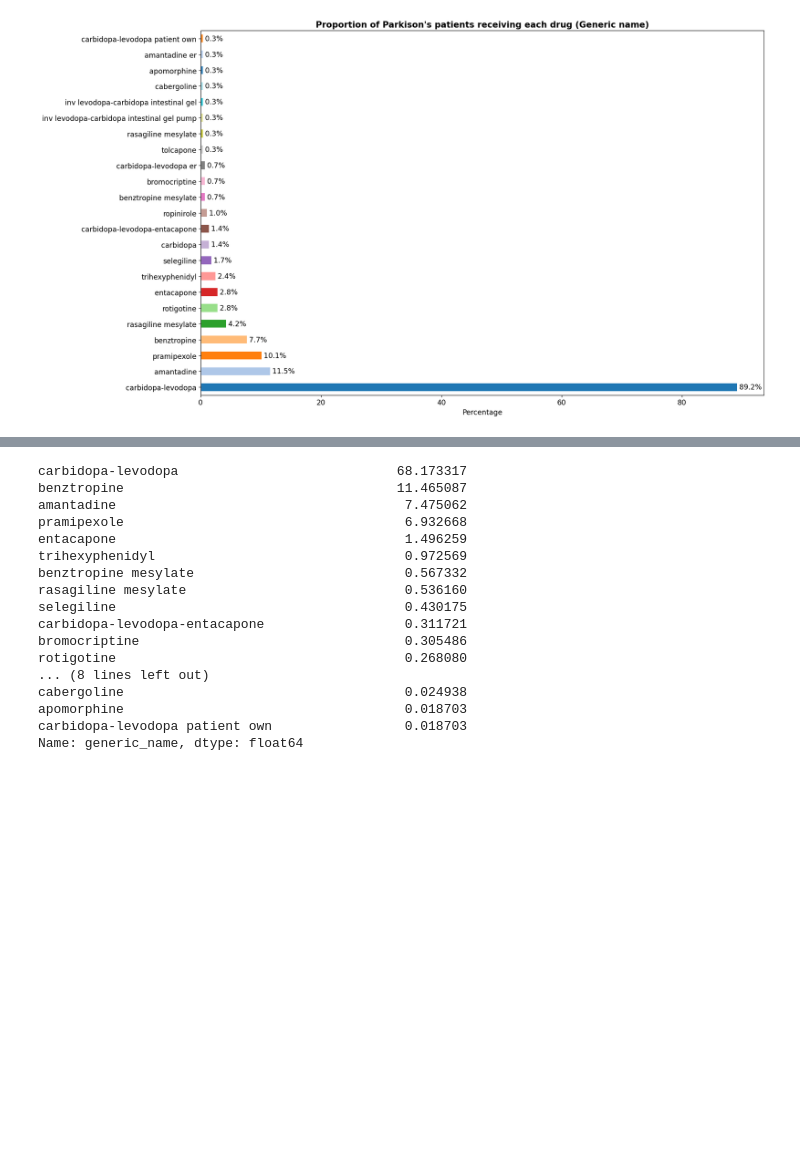
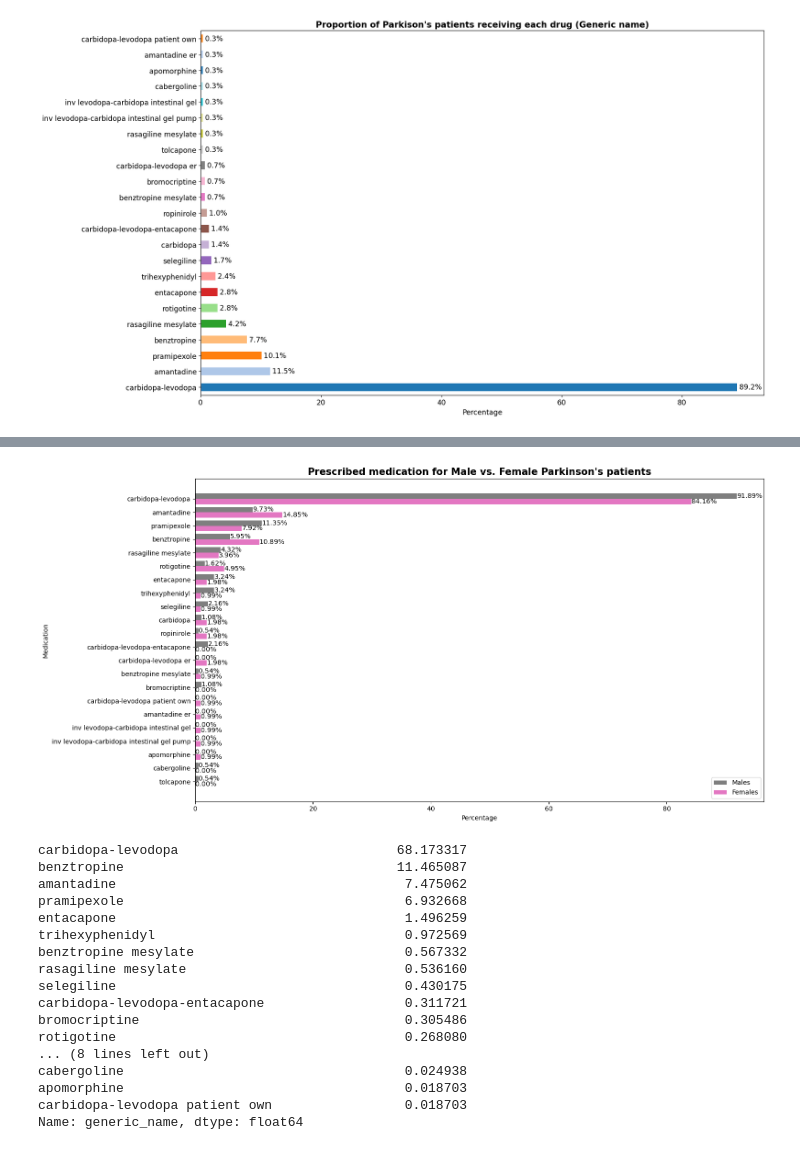
Before and after one commit to rdiazrincon/motor_fluctuations_pd, a Jupyter notebook: motor_fluctuations_pd.ipynb, the cells around one changed output, grey strips where cells are left out. Saved outputs shown, nothing was run; the diff lists cells and outputs as text; code cells hidden in the pictures; blank space fills up the shorter version.

```diff
--- a/motor_fluctuations_pd.ipynb
+++ b/motor_fluctuations_pd.ipynb
@@ -1559,3 +1724,49 @@ plt.show()
+# %%
+import pandas as pd
+import matplotlib.pyplot as plt
+
+# Assuming you already have these variables as pandas Series
+# male_drug_popularity and female_drug_popularity with 'Percentage' as the data and medication names as the index.
+
+# Combine both male and female data for sorting
+combined_data = pd.concat([male_drug_popularity, female_drug_popularity], axis=1)
+combined_data.columns = ['Males', 'Females']
+
+# Sort the medications based on the sum of percentages (sorting from higher to lower)
+sorted_combined = combined_data.sum(axis=1).sort_values(ascending=False)
+
+# Plotting the data as a horizontal bar plot
+plt.figure(figsize=(16, 8))  # Adjust the figure size as needed
+
+# Increase the width of the bars and adjust figure size for better spacing
+width = 0.4
+
+# Bar plot for males
+ind_male = range(len(sorted_combined))
+bars_male = plt.barh(ind_male, combined_data.loc[sorted_combined.index, 'Males'], height=width, label='Males', color='tab:gray')
+
+# Bar plot for females
+ind_female = [i + width for i in ind_male]
+bars_female = plt.barh(ind_female, combined_data.loc[sorted_combined.index, 'Females'], height=width, label='Females', color='tab:pink')
+
+# Adding percentages to the side of the bars
+for i, val in enumerate(combined_data.loc[sorted_combined.index, 'Males']):
+    plt.text(val, i, f'{val:.2f}%', va='center', fontsize=10.5, color='black')
+
+for i, val in enumerate(combined_data.loc[sorted_combined.index, 'Females']):
+    plt.text(val, i + width, f'{val:.2f}%', va='center', fontsize=10.5, color='black')
+
+# Adding labels, titles, and customizing the plot
+plt.xlabel('Percentage')
+plt.ylabel('Medication')
+plt.title('Prescribed medication for Male vs. Female Parkinson\'s patients', fontsize=15, fontweight='bold')
+plt.yticks([i + width / 2 for i in ind_male], sorted_combined.index, fontsize=10)
+plt.gca().invert_yaxis()
+plt.legend(loc='lower right')  # Move the legend to upper right for better spacing
+plt.tight_layout()
+plt.show()
+# %% [output]
+[figure, added]
 # %%
 df_pd['generic_name'].value_counts(normalize=True) * 100
 # %% [output]
```
Also changed, not shown: parts of 12 cells of this notebook.
